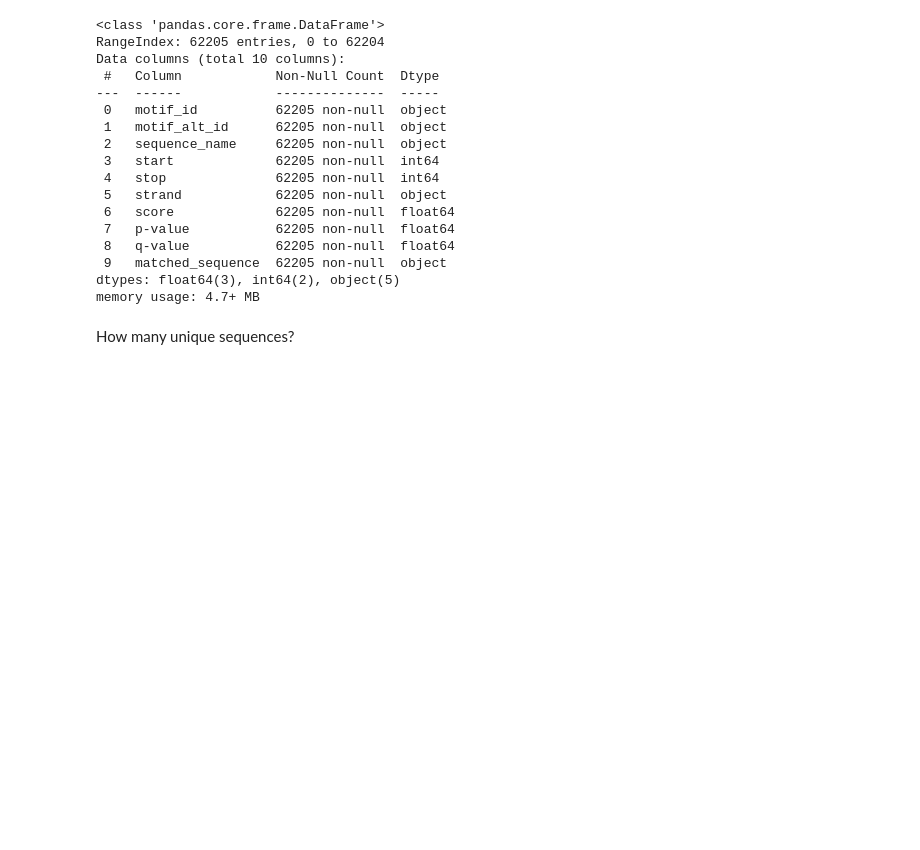
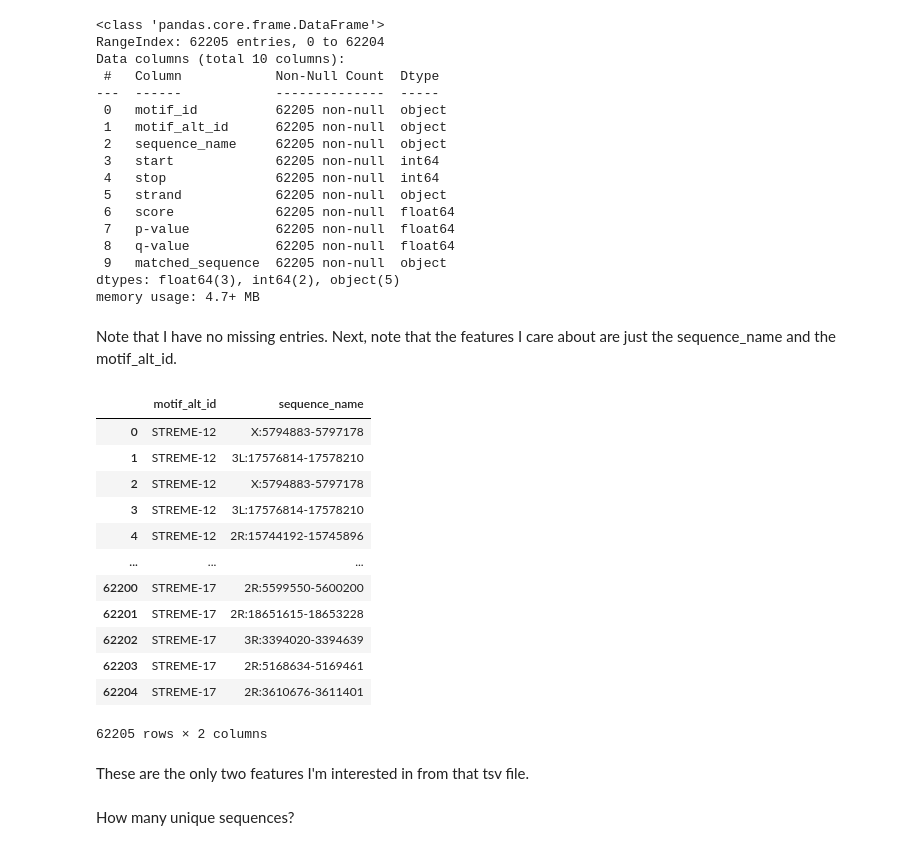
Before and after one commit to FriendlyBandit/data_science_final_project, a Jupyter notebook: logistic_regression_feature_engineering.ipynb, the cells around one changed output. Drawn from its saved outputs; the diff is of its cells as text; code cells hidden in the pictures; blank space fills up the shorter version.

```diff
--- a/logistic_regression_feature_engineering.ipynb
+++ b/logistic_regression_feature_engineering.ipynb
@@ -29,6 +36,26 @@ Data columns (total 10 columns):
  9   matched_sequence  62205 non-null  object
 dtypes: float64(3), int64(2), object(5)
 memory usage: 4.7+ MB
+# %% [markdown]
+Note that I have no missing entries. Next, note that the features I care about are just the sequence_name and the motif_alt_id.
+# %%
+treatment_fimo[['motif_alt_id', 'sequence_name']]
+# %% [output]
+|  | motif_alt_id | sequence_name |
+| 0 | STREME-12 | X:5794883-5797178 |
+| 1 | STREME-12 | 3L:17576814-17578210 |
+| 2 | STREME-12 | X:5794883-5797178 |
+| 3 | STREME-12 | 3L:17576814-17578210 |
+| 4 | STREME-12 | 2R:15744192-15745896 |
+| ... | ... | ... |
+| 62200 | STREME-17 | 2R:5599550-5600200 |
+| 62201 | STREME-17 | 2R:18651615-18653228 |
+| 62202 | STREME-17 | 3R:3394020-3394639 |
+| 62203 | STREME-17 | 2R:5168634-5169461 |
+| 62204 | STREME-17 | 2R:3610676-3611401 |
+62205 rows × 2 columns
+# %% [markdown]
+These are the only two features I'm interested in from that tsv file.
 # %% [markdown]
 How many unique sequences?
 # %%
```
Also changed, not shown: parts of 10 cells of this notebook, 5 other files.
